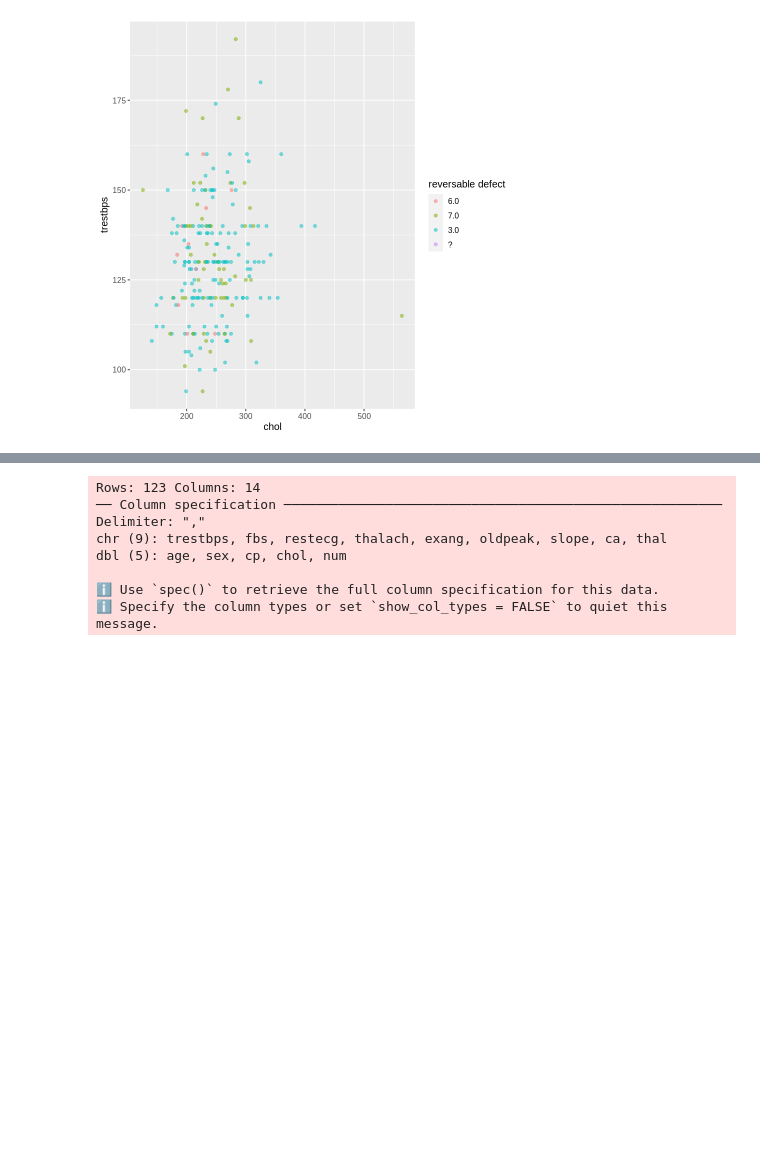
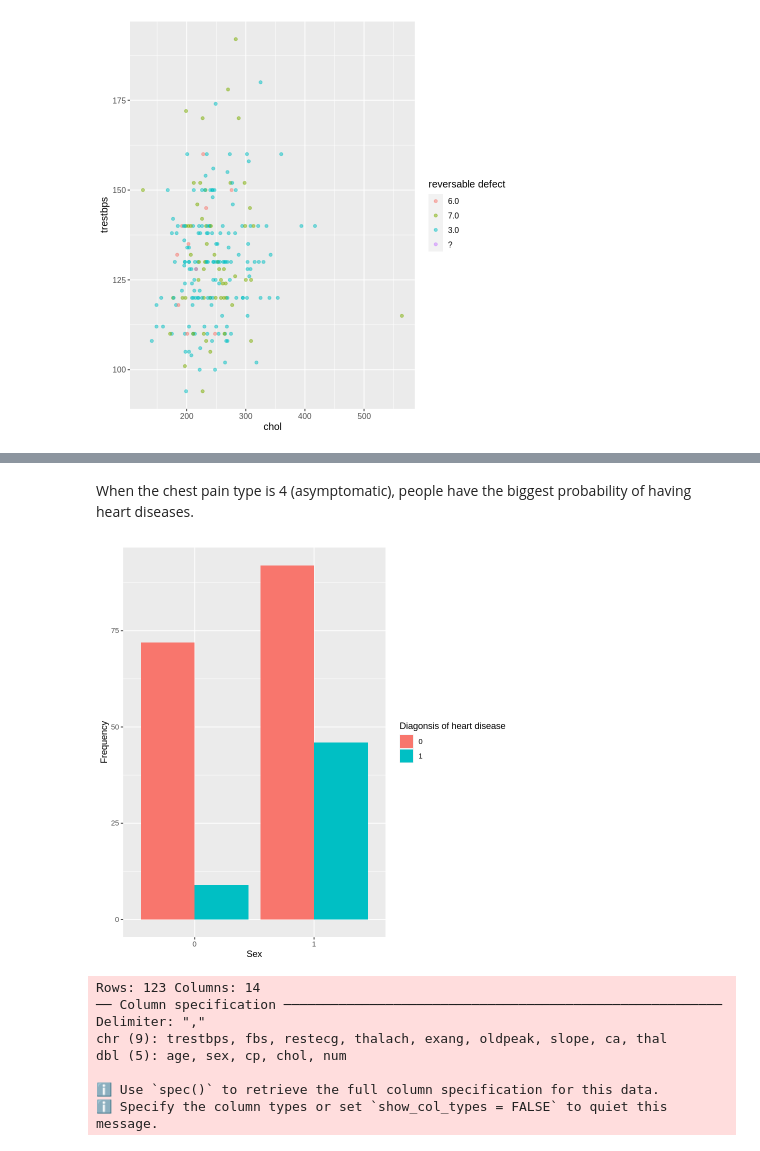
Before and after one commit to justinlook/dsci-100-2022w1-group-10, a Jupyter notebook: 4dataframes.ipynb, the cells around one changed output, grey strips where cells are left out. Drawn from its saved outputs; the diff is of its cells as text; code cells hidden in the pictures; blank space fills up the shorter version.

```diff
--- a/4dataframes.ipynb
+++ b/4dataframes.ipynb
@@ -157,0 +160,10 @@ cleaveland_plot1
+# %% [markdown]
+When the chest pain type is 4 (asymptomatic), people have the biggest probability of having heart diseases.
+# %%
+sex_num<-cleaveland_mutate|>
+ggplot(aes(x=sex,fill= num))+
+geom_bar(position="dodge")+
+labs(x="Sex",y="Frequency",fill="Diagonsis of heart disease")
+sex_num
+# %% [output]
+[figure, added]
```
Also changed, not shown: parts of 3 cells of this notebook.
